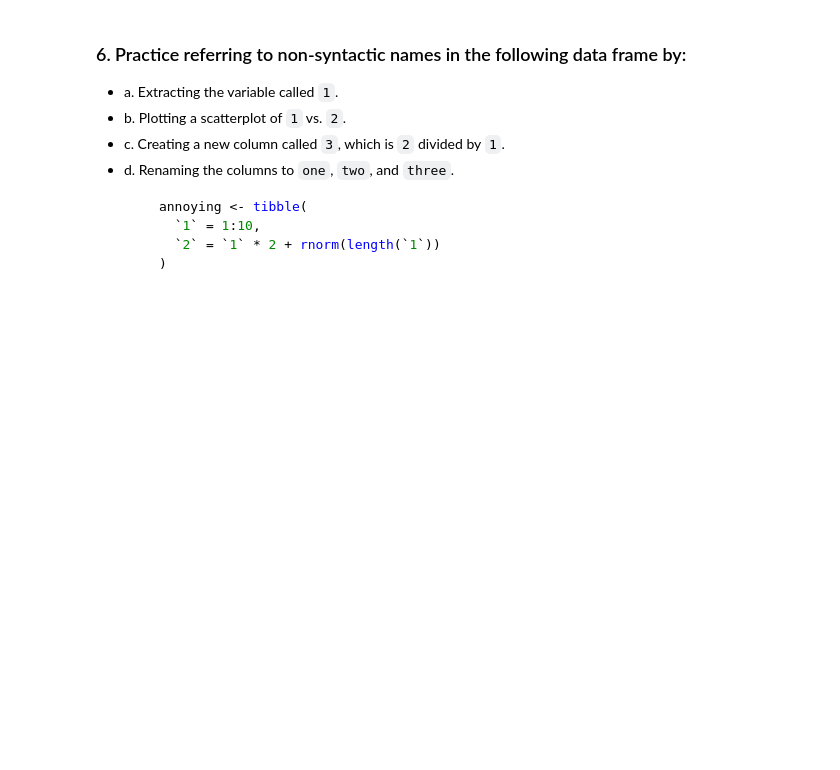
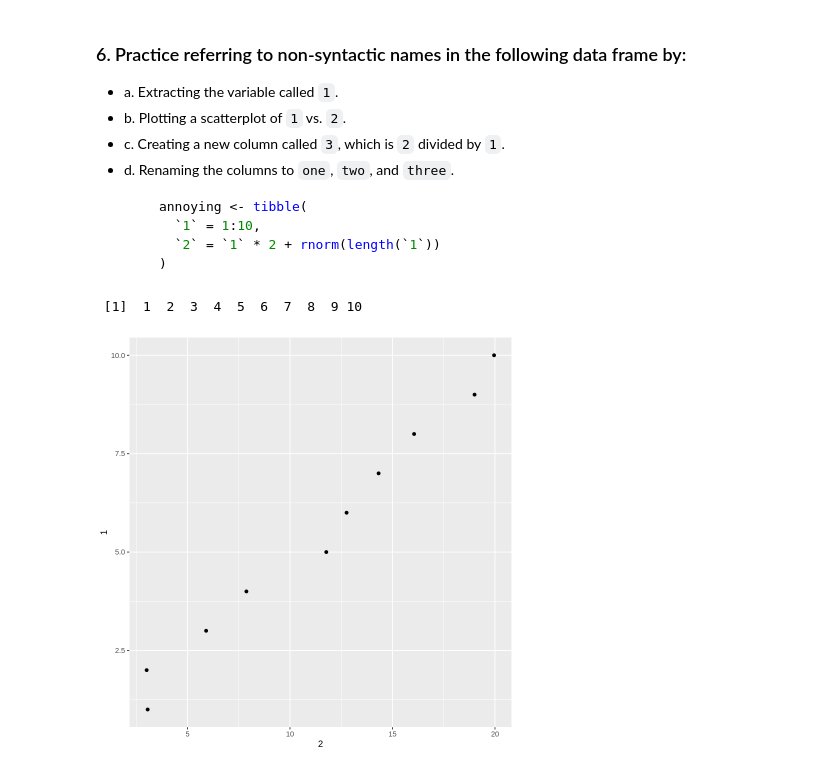
Before and after one commit to Mccallke0364/Learning-R, a Jupyter notebook: Week_4.ipynb, the cells around one changed output. Cells and saved outputs as stored; diff of their text form; code cells hidden in the pictures; blank space fills up the shorter version.

````diff
--- a/Week_4.ipynb
+++ b/Week_4.ipynb
@@ -35,3 +204,18 @@
         `2` = `1` * 2 + rnorm(length(`1`))
       )
 ```
+# %%
+annoying <- tibble(
+  `1` = 1:10,
+  `2` = `1` * 2 + rnorm(length(`1`))
+)
+# %%
+annoying$`1`
+# %% [output]
+ [1]  1  2  3  4  5  6  7  8  9 10
+# %%
+annoying|>
+    ggplot(aes(x=`2`, y = `1`))+
+    geom_point()
+# %% [output]
+[figure, added]
````
Also changed, not shown: parts of 13 cells of this notebook.
